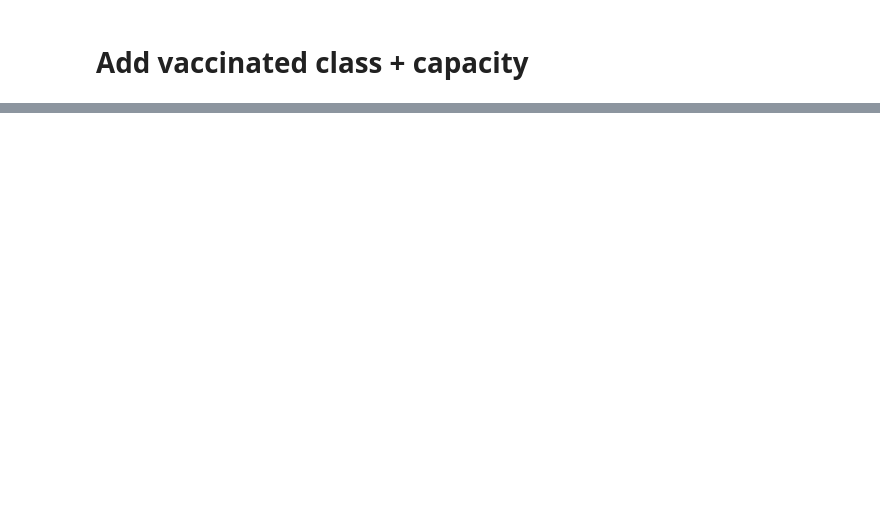
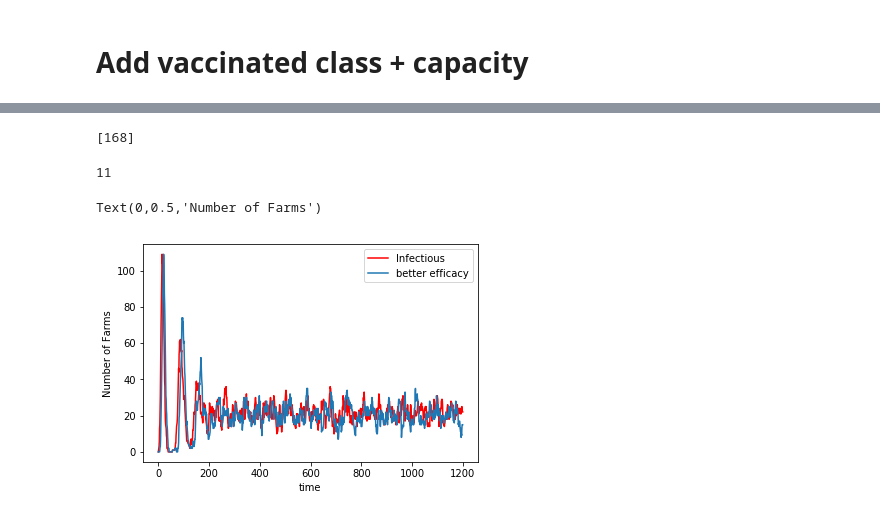
Before and after one commit to susiecant/FMD-RSG, a Jupyter notebook: KENYA_MODELS.ipynb, the cells around one changed output, grey strips where cells are left out. Cells and saved outputs as stored; diff of their text form; code cells hidden in the pictures; blank space fills up the shorter version.

```diff
--- a/KENYA_MODELS.ipynb
+++ b/KENYA_MODELS.ipynb
@@ -838,7 +835,7 @@ for i in range(1):
         beta = np.zeros(N)
         beta1 = nu*(cattle-infect_cow)**chi + (sheep-infect_sheep)**chi
 #         beta1 = nu*(xi*(cattle-infect_cow)**chi + (sheep-infect_sheep)**chi)
-        beta3 = nu*(infect_cow)**chi + infect_sheep**chi
+        beta3 = zeta*(infect_cow)**chi + infect_sheep**chi
 #         beta3 = nu*(xi*(infect_cow)**chi+infect_sheep**chi
 
 #         ##### EFFICACY OF VACCINE #####
@@ -991,6 +989,5 @@ for i in range(1):
 # %% [markdown]
 # Add vaccinated class + capacity
 # %%
-tr = np.random.negative_binomial(14, 14/28, 342) #Draw immune periods
-np.mean(tr)
-v = np.random.negative_binomial(30, 30/60, N)
+q = np.random.negative_binomial(2*28, 2*28/(4*28), 342) #Draw immune periods
+np.mean(q)
@@ -996,0 +996,25 @@ v = np.random.negative_binomial(30, 30/60, N)
+# %%
+tr = np.random.negative_binomial(28, 28/56, 342) #Draw immune periods
+np.mean(tr)
+#Parameter values
+
+# psi = 0.00657
+psi = 2.5
+nu = 1.99*(10**(-5.5))
+xi = 4.65
+zeta = 2.80
+chi = 0.403
+phi = 0.799
+rho = 0.000863
+
+
+# nu=5.1e-7
+# xi=7.7e-7
+# zeta=10.5
+# chi=1
+epsilon = np.zeros(342)
+s = np.random.negative_binomial(50, 50/55, 342) #Draw latent periods
+r = np.random.negative_binomial(30, 30/38, 342) #Draw infectious periods
+
+#Calculate distance kernel
+# K = psi/(psi**2 + dist**2)
@@ -1282,0 +1374,24 @@ for i in range(1):
+# %%
+for j in range(len(VAC[0:Capacity])):
+                m = n[j]
+# %% [output]
+[168]
+# %%
+np.min(v)
+# %% [output]
+11
+# %%
+%matplotlib inline
+# plt.plot(time_plot1,Sus1,label='Susceptible', c='yellowgreen')
+plt.plot(time_plot1[0:1200],Inf1[0:1200],label='Infectious', c='r')
+plt.plot(time_plot[0:1200], Inf[0:1200], label = 'better efficacy')
+# plt.plot(time_plot1, Imm1, label = 'immune', c='b')
+# plt.plot(time_plot1, Vac1, label = 'vaccine', c='g')
+# plt.plot(time_plot2[0:1200], Inf2[0:1200], label = 'No vaccine')
+plt.legend(loc = 'upper right')
+plt.xlabel('time')
+plt.ylabel('Number of Farms')
+# ax1.legend()
+# %% [output]
+Text(0,0.5,'Number of Farms')
+[figure, added]
```
Also changed, not shown: parts of 9 cells of this notebook.
